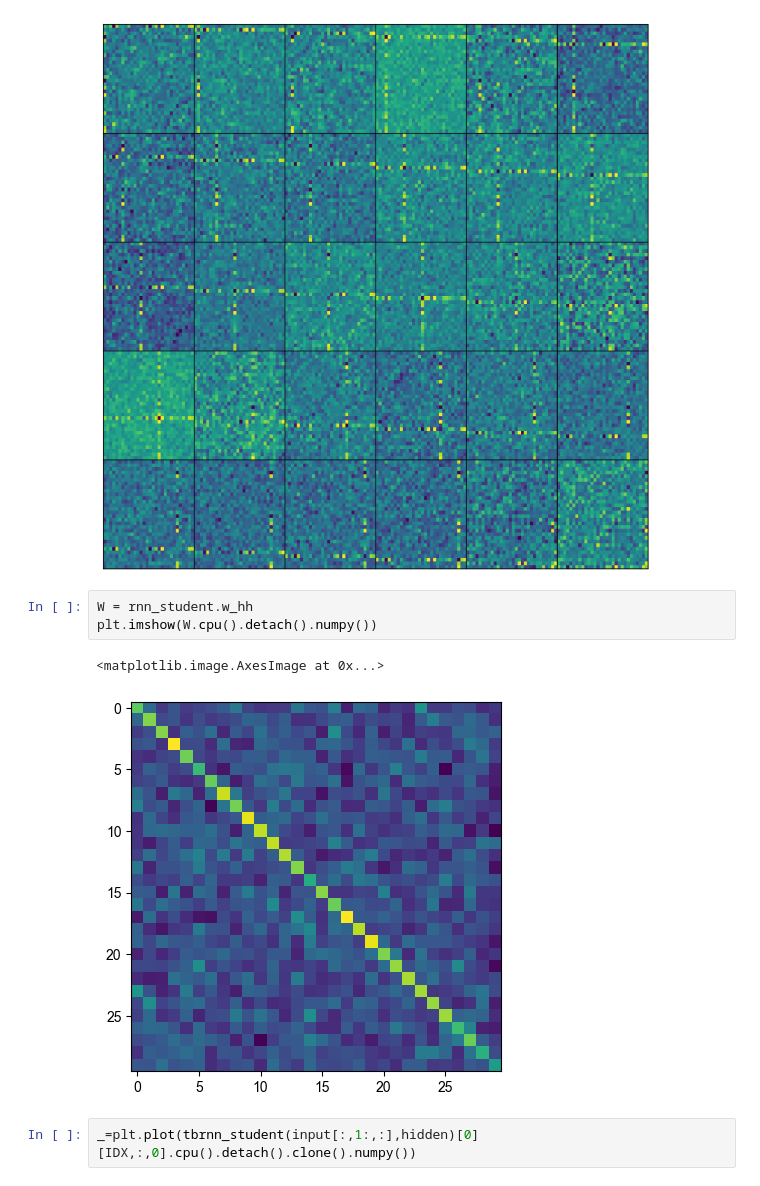
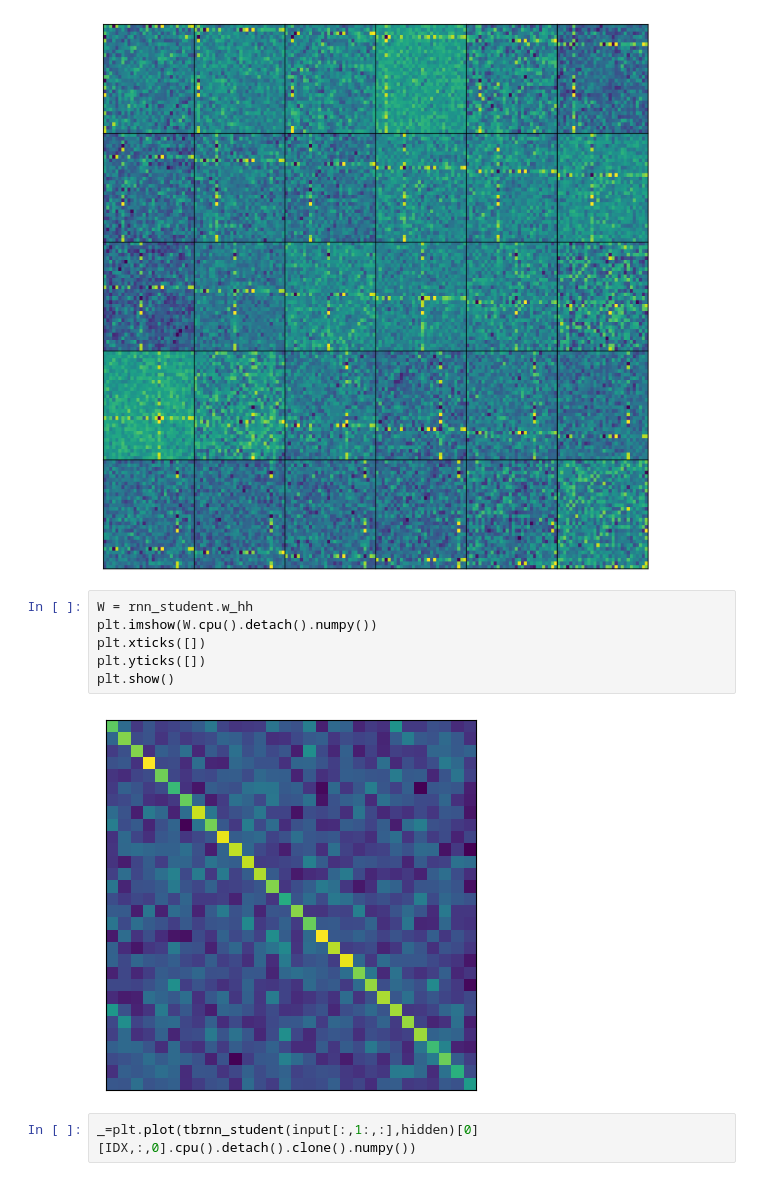
Before and after one commit to gilad-altshuler/Three_Body_RNN, a Jupyter notebook: notebooks/4_MultiFate_inference.ipynb, the cells around one changed output. Saved outputs shown, nothing was run; the diff lists cells and outputs as text.

```diff
--- a/notebooks/4_MultiFate_inference.ipynb
+++ b/notebooks/4_MultiFate_inference.ipynb
@@ -193,9 +185,11 @@ plt.show()
 # %%
 W = rnn_student.w_hh
 plt.imshow(W.cpu().detach().numpy())
+plt.xticks([])
+plt.yticks([])
+plt.show()
 # %% [output]
-<matplotlib.image.AxesImage at 0x...>
-[figure, old version]
+[figure, new version]
 # %%
 _=plt.plot(tbrnn_student(input[:,1:,:],hidden)[0][IDX,:,0].cpu().detach().clone().numpy())
 # %% [output]
```
Also changed, not shown: parts of 4 cells of this notebook.
